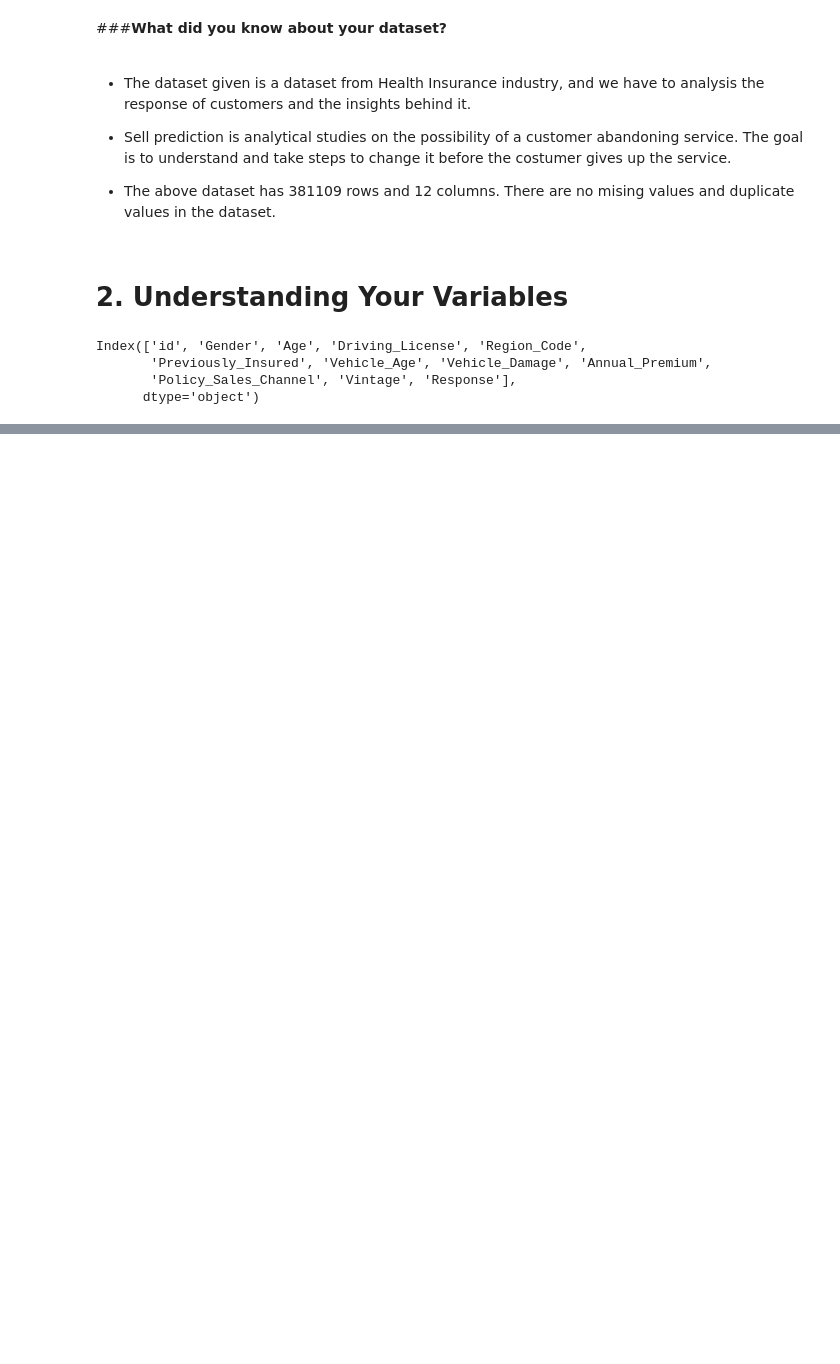
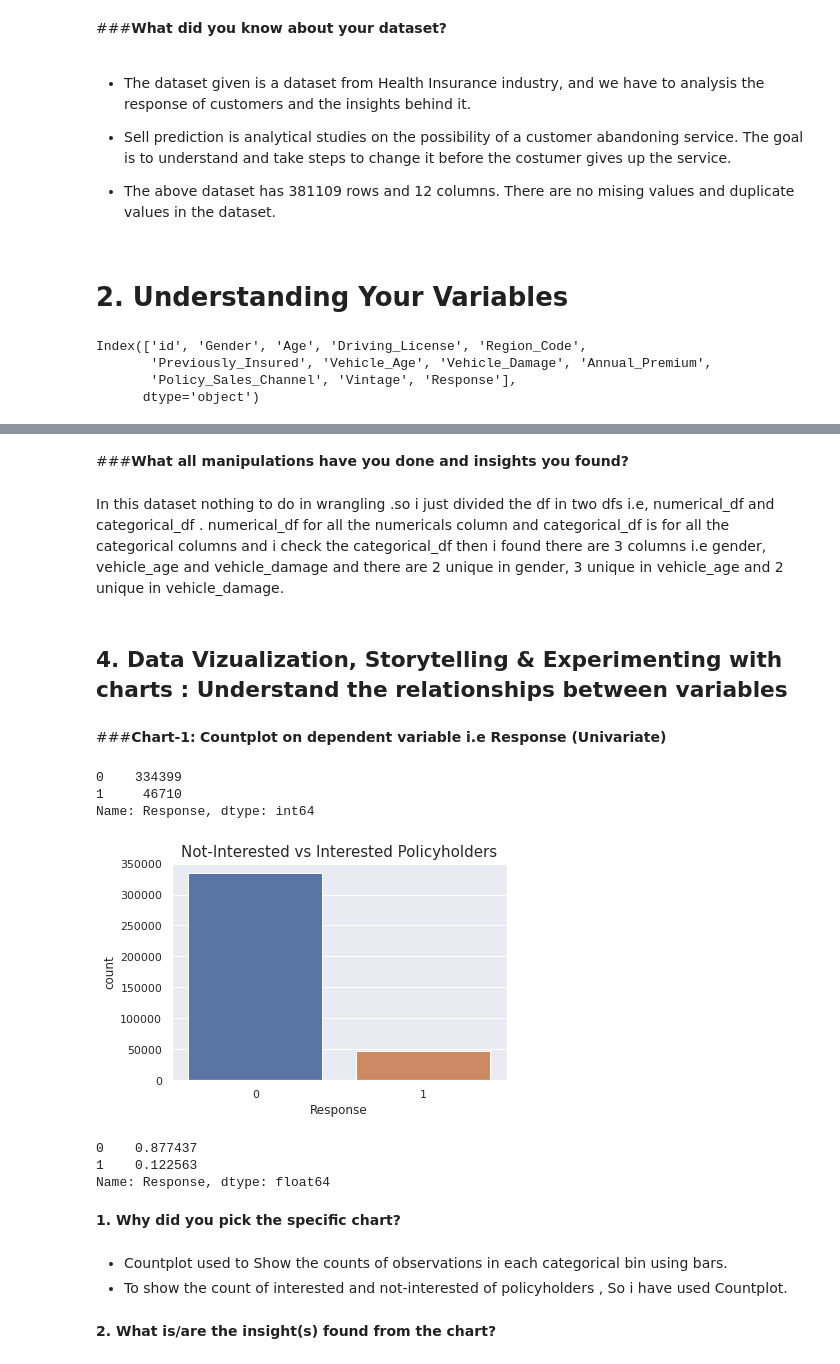
Before and after one commit to Sairindhrijena/Health-Insurance-Cross-Sell-Prediction, a Jupyter notebook: Health_Insurance_Cross_Sell_Prediction.ipynb, the cells around one changed output, grey strips where cells are left out. Cells and saved outputs as stored; diff of their text form; code cells hidden in the pictures; blank space fills up the shorter version.

```diff
--- a/Health_Insurance_Cross_Sell_Prediction.ipynb
+++ b/Health_Insurance_Cross_Sell_Prediction.ipynb
@@ -170,0 +284,35 @@ data.describe(include='all')
+# %% [markdown]
+###**What all manipulations have you done and insights you found?**
+# %% [markdown]
+In this dataset nothing to do in wrangling .so i just divided the df in two dfs i.e, numerical_df and categorical_df . numerical_df for all the numericals column and categorical_df is for all the categorical columns and i check the categorical_df then i found there are 3 columns i.e gender, vehicle_age and vehicle_damage and there are 2 unique in gender, 3 unique in vehicle_age and 2 unique in vehicle_damage.
+# %% [markdown]
+## **4. Data Vizualization, Storytelling & Experimenting with charts : Understand the relationships between variables**
+# %% [markdown]
+###**Chart-1:** **Countplot on dependent variable i.e Response (Univariate)**
+# %%
+# Chart - 1 visualization code
+# Dependent Column Value Counts
+print(data.Response.value_counts())
+print("\n")
+#Dependent Variable Column Visualization
+sns.countplot(data.Response)
+plt.title('Not-Interested vs Interested Policyholders', fontsize=15)
+plt.show()
+data.Response.value_counts()/data.shape[0]
+# %% [output]
+0    334399
+1     46710
+Name: Response, dtype: int64
+[figure, added]
+0    0.877437
+1    0.122563
+Name: Response, dtype: float64
+# %% [markdown]
+ **1. Why did you pick the specific chart?**
+# %% [markdown]
+
+
+*   Countplot used to Show the counts of observations in each categorical bin using bars.
+*   To show the count of interested and not-interested of policyholders , So i have used Countplot.
+# %% [markdown]
+**2. What is/are the insight(s) found from the chart?**
```
Also changed, not shown: parts of 17 cells of this notebook.
